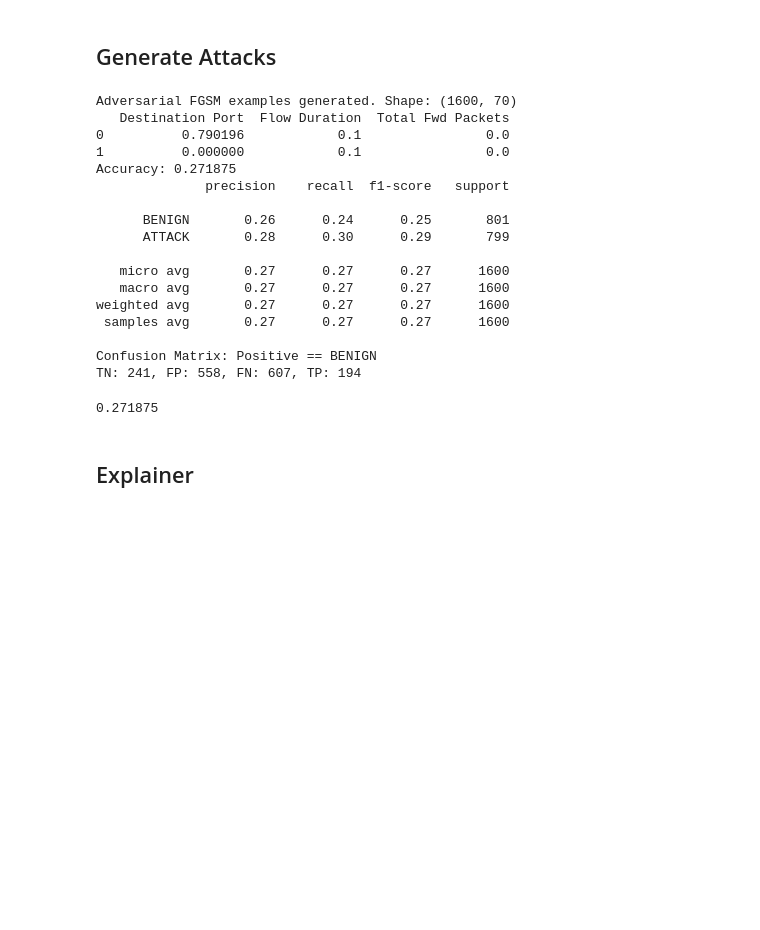
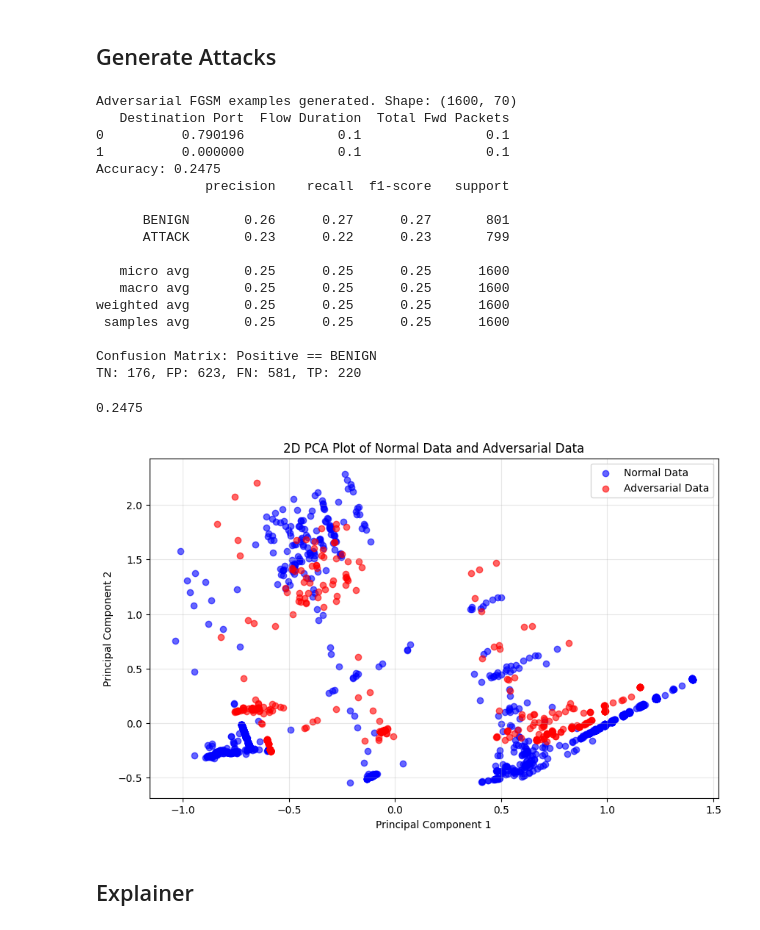
Before and after one commit to f-odc/xai-assisted-intrusion-detection, a Jupyter notebook: src/prototypes/alpha.ipynb, the cells around one changed output. Cells and saved outputs as stored; diff of their text form; code cells hidden in the pictures; blank space fills up the shorter version.

Commit message:
Add reusable visualizer

```diff
--- a/src/prototypes/alpha.ipynb
+++ b/src/prototypes/alpha.ipynb
@@ -106,26 +114,34 @@ X_adv_fgsm = ag.generate_fgsm_attacks(art_model, X_train)
 import pandas as pd
 X_adv_fgsm_df = pd.DataFrame(X_adv_fgsm, columns=X_train.columns)
 print(X_adv_fgsm_df.iloc[:, :3].head(2))
-ag.evaluate_art_model(art_model, X_adv_fgsm, y_train)
+ag.evaluate_art_model(art_model, X_adv_fgsm_df, y_train)
 # %% [output]
 Adversarial FGSM examples generated. Shape: (1600, 70)
    Destination Port  Flow Duration  Total Fwd Packets
-0          0.790196            0.1                0.0
-1          0.000000            0.1                0.0
-Accuracy: 0.271875
+0          0.790196            0.1                0.1
+1          0.000000            0.1                0.1
+Accuracy: 0.2475
               precision    recall  f1-score   support
 
-      BENIGN       0.26      0.24      0.25       801
-      ATTACK       0.28      0.30      0.29       799
+      BENIGN       0.26      0.27      0.27       801
+      ATTACK       0.23      0.22      0.23       799
 
-   micro avg       0.27      0.27      0.27      1600
-   macro avg       0.27      0.27      0.27      1600
-weighted avg       0.27      0.27      0.27      1600
- samples avg       0.27      0.27      0.27      1600
+   micro avg       0.25      0.25      0.25      1600
+   macro avg       0.25      0.25      0.25      1600
+weighted avg       0.25      0.25      0.25      1600
+ samples avg       0.25      0.25      0.25      1600
 
 Confusion Matrix: Positive == BENIGN
-TN: 241, FP: 558, FN: 607, TP: 194
+TN: 176, FP: 623, FN: 581, TP: 220
-0.271875
+0.2475
+# %%
+import functions.visualizer as visualizer
+import importlib
+importlib.reload(visualizer)
+
+visualizer.visualize_data_distribution(X_train, 'Normal Data', X_adv_fgsm_df, 'Adversarial Data')
+# %% [output]
+[figure, added]
 # %% [markdown]
 ## Explainer
 # %%
```
Also changed, not shown: parts of 9 cells of this notebook, 3 other files.
